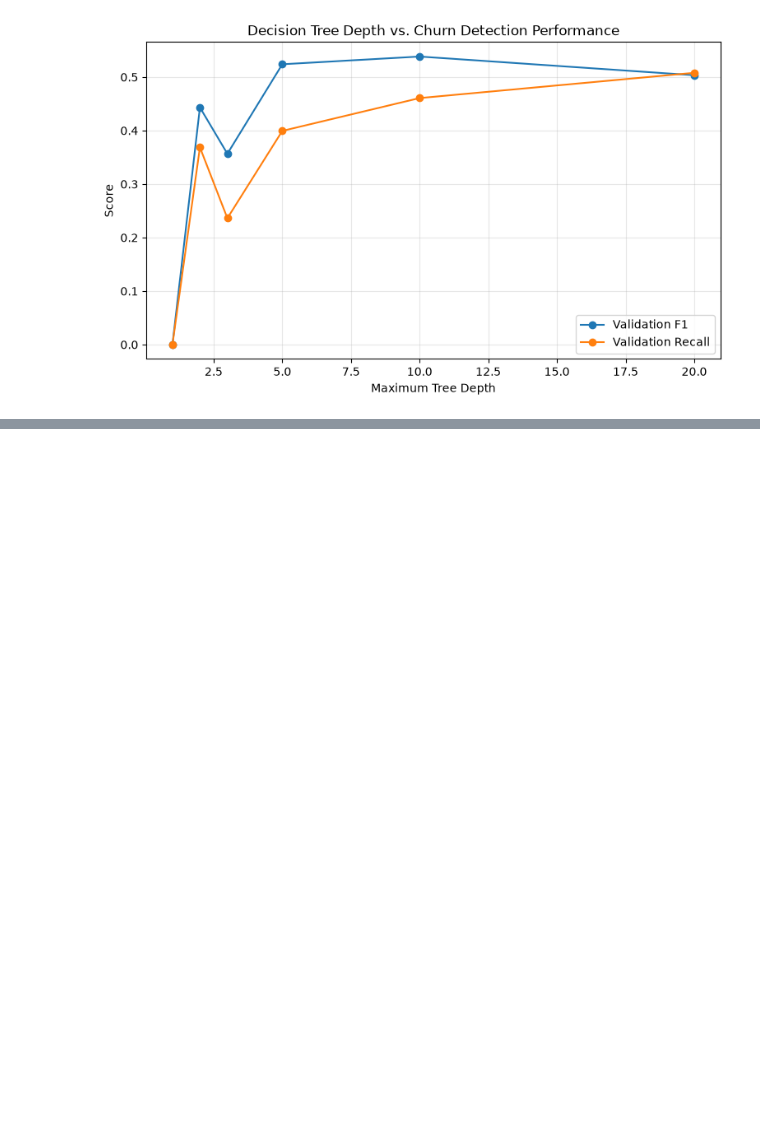
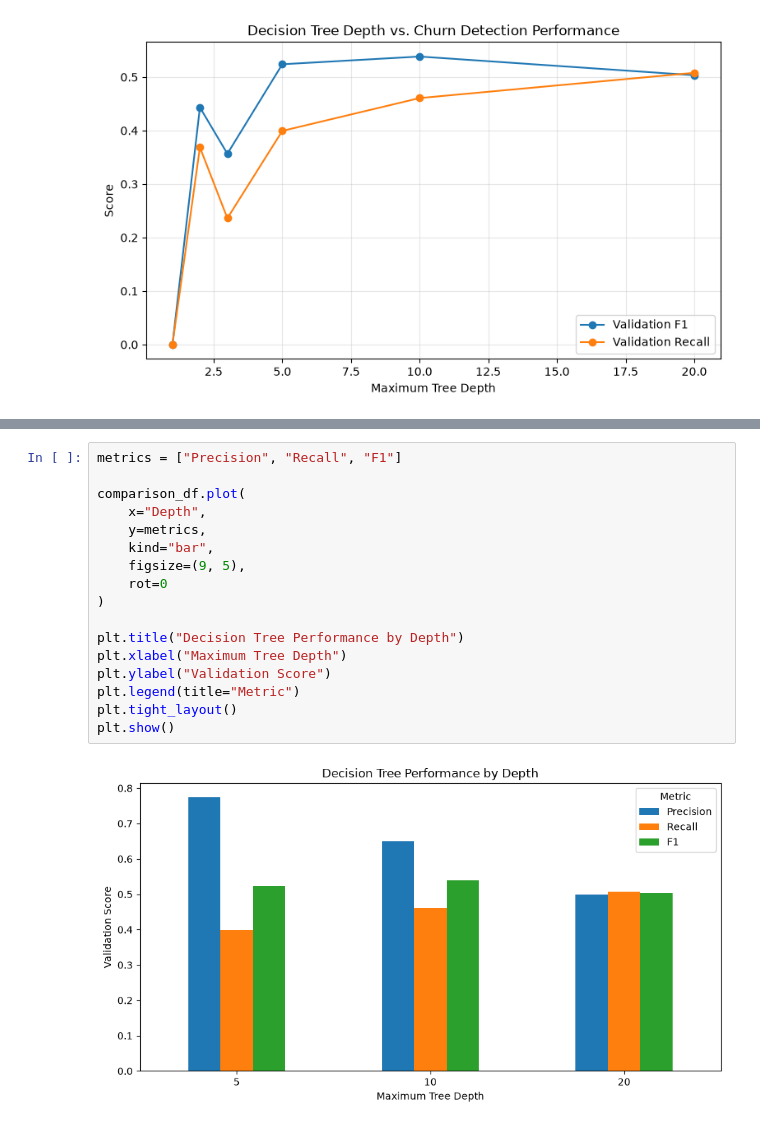
Before and after one commit to dhrutigandhi05/Bank-Customer-Churn-Prediction, a Jupyter notebook: notebooks/experiments.ipynb, the cells around one changed output, grey strips where cells are left out. Saved outputs shown, nothing was run; the diff lists cells and outputs as text; blank space fills up the shorter version.

Commit message:
compare decision tree metrics and analyze learning curves

```diff
--- a/notebooks/experiments.ipynb
+++ b/notebooks/experiments.ipynb
@@ -150,0 +194,19 @@ plt.show()
+# %%
+metrics = ["Precision", "Recall", "F1"]
+
+comparison_df.plot(
+    x="Depth",
+    y=metrics,
+    kind="bar",
+    figsize=(9, 5),
+    rot=0
+)
+
+plt.title("Decision Tree Performance by Depth")
+plt.xlabel("Maximum Tree Depth")
+plt.ylabel("Validation Score")
+plt.legend(title="Metric")
+plt.tight_layout()
+plt.show()
+# %% [output]
+[figure, added]
```
Also changed, not shown: parts of 4 cells of this notebook.
